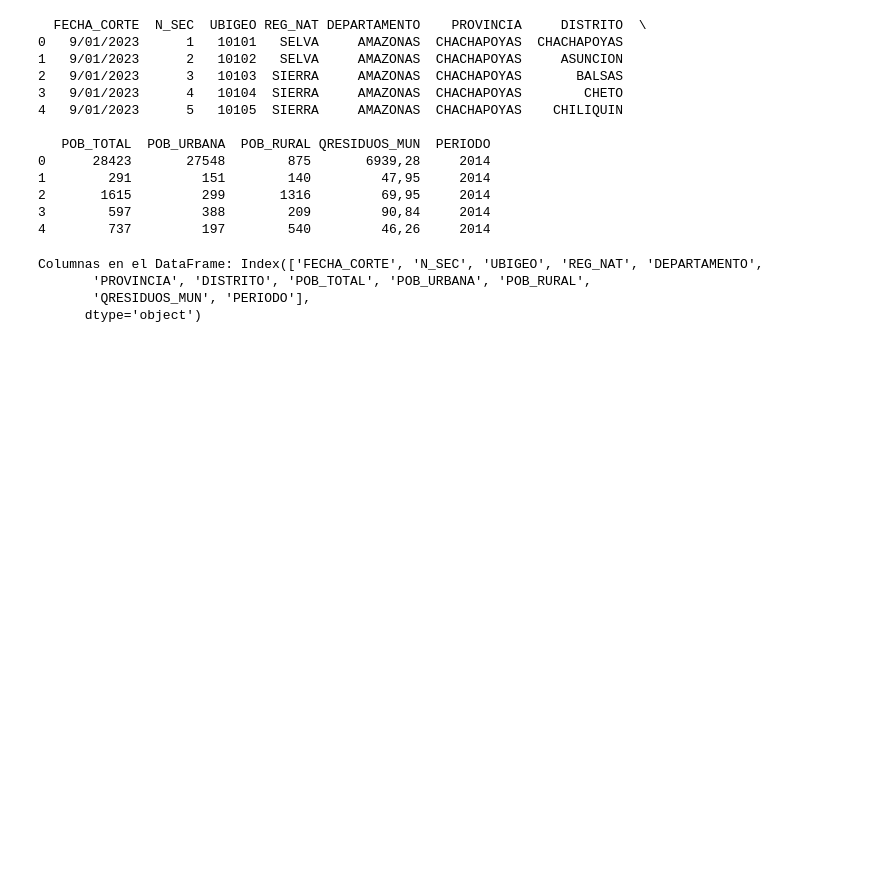
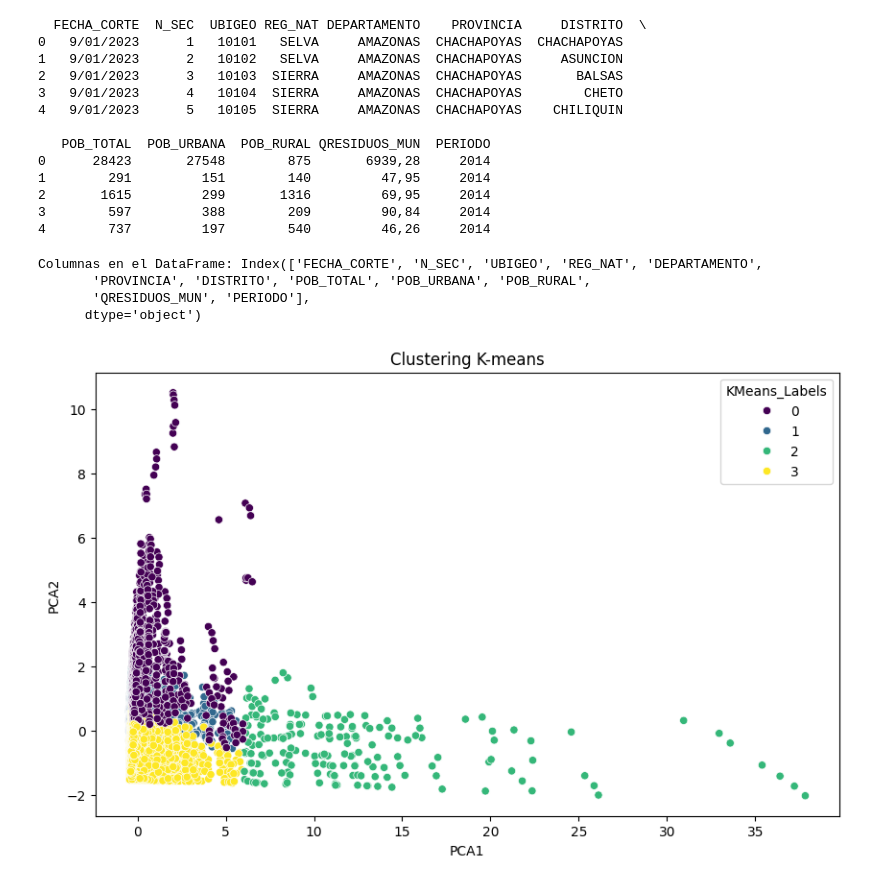
Before and after one commit to lMiaul/SI_TF, a Jupyter notebook: Knmeans_Julian.ipynb, the cells around one changed output. Saved outputs shown, nothing was run; the diff lists cells and outputs as text; code cells hidden in the pictures; blank space fills up the shorter version.

Commit message:
feat: kmeans plot & dbscan added

```diff
--- a/Knmeans_Julian.ipynb
+++ b/Knmeans_Julian.ipynb
@@ -52,0 +61,22 @@ data_selected = data[columns_of_interest]
+# %%
+# Reducción de dimensionalidad para visualización
+pca = PCA(n_components=2)
+data_pca = pca.fit_transform(data_scaled)
+# %%
+# Convertir los resultados PCA a DataFrame
+pca_df = pd.DataFrame(data_pca, columns=['PCA1', 'PCA2'])
+# %%
+# Aplicar K-means
+kmeans = KMeans(n_clusters=4, random_state=42)
+kmeans_labels = kmeans.fit_predict(data_scaled)
+# %%
+# Agregar las etiquetas de K-means al DataFrame PCA
+pca_df['KMeans_Labels'] = kmeans_labels
+# %%
+# Visualización de K-means
+plt.figure(figsize=(10, 6))
+sns.scatterplot(x='PCA1', y='PCA2', hue='KMeans_Labels', data=pca_df, palette='viridis', legend='full')
+plt.title('Clustering K-means')
+plt.show()
+# %% [output]
+[figure, added]
```
Also changed, not shown: parts of 6 cells of this notebook.
